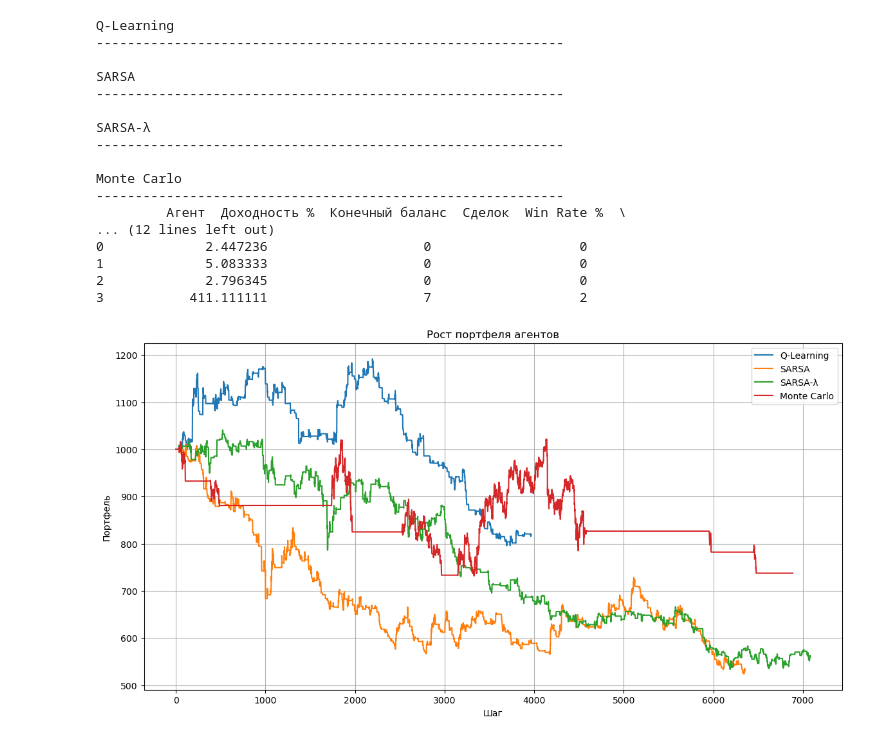
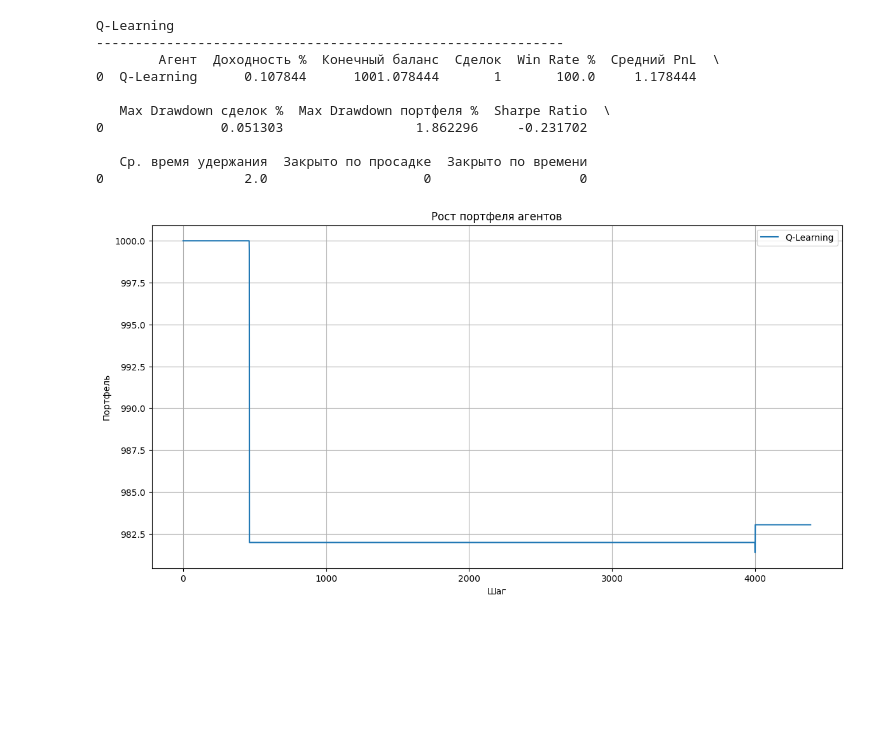
Before and after one commit to twisted1g/TradingAgentClassicRL, a Jupyter notebook: notebooks/agent_test.ipynb, the cells around one changed output. Drawn from its saved outputs; the diff is of its cells as text; code cells hidden in the pictures; blank space fills up the shorter version.

```diff
--- a/notebooks/agent_test.ipynb
+++ b/notebooks/agent_test.ipynb
@@ -33,7 +33,7 @@ df2 = pd.read_csv("../data/data_1h_2022.csv", index_col=0, parse_dates=True)
 df3 = pd.read_csv("../data/data_1h_2023.csv", index_col=0, parse_dates=True)
 df4 = pd.read_csv("../data/data_1h_2024.csv", index_col=0, parse_dates=True)
 
-train_data = pd.concat([df1])
+train_data = pd.concat([df2])
 
 df_full = train_data.copy()
 # %%
@@ -216,10 +216,10 @@ class ConsistentAgentComparator:
     def run(self):
 
         agent_paths = {
-            "Q-Learning": f"../training_data/checkpoints/exp_qlearning_{TRAIN_VERSION}/final_agent.pkl",
-            "SARSA": f"../training_data/checkpoints/exp_sarsa_{TRAIN_VERSION}/final_agent.pkl",
-            "SARSA-λ": f"../training_data/checkpoints/exp_sarsa_lambda_{TRAIN_VERSION}/final_agent.pkl",
-            "Monte Carlo": f"../training_data/checkpoints/exp_monte_carlo_{TRAIN_VERSION}/final_agent.pkl",
+            "Q-Learning": f"../training_data/checkpoints/exp_qlearning_{TRAIN_VERSION}/final_agent.pkl"
+            # "SARSA": f"../training_data/checkpoints/exp_sarsa_{TRAIN_VERSION}/final_agent.pkl",
+            # "SARSA-λ": f"../training_data/checkpoints/exp_sarsa_lambda_{TRAIN_VERSION}/final_agent.pkl",
+            # "Monte Carlo": f"../training_data/checkpoints/exp_monte_carlo_{TRAIN_VERSION}/final_agent.pkl",
         }
 
         df = df_full.copy()
@@ -278,44 +278,37 @@ class ConsistentAgentComparator:
                 "Ср. время удержания": metrics.get("avg_holding_time", 0),
                 "Закрыто по просадке": metrics.get("trades_closed_by_drawdown", 0),
                 "Закрыто по времени": metrics.get("trades_closed_by_time", 0),
             })
 
         df_res = pd.DataFrame(results)
         print(df_res)
 
         df_res.to_csv("consistent_comparison_results.csv", index=False)
 
         plt.figure(figsize=(14, 7))
         for name, values in portfolio_history.items():
             plt.plot(values, label=name)
 
         plt.title("Рост портфеля агентов")
         plt.xlabel("Шаг")
         plt.ylabel("Портфель")
         plt.grid()
         plt.legend()
         plt.savefig("portfolio_growth.png")
         plt.show()
 
 if __name__ == "__main__":
     comparator = ConsistentAgentComparator()
     comparator.run()
 # %% [output]
 Q-Learning
 ------------------------------------------------------------
+        Агент  Доходность %  Конечный баланс  Сделок  Win Rate %  Средний PnL  \
+0  Q-Learning      0.107844      1001.078444       1       100.0     1.178444
 
-SARSA
-------------------------------------------------------------
+   Max Drawdown сделок %  Max Drawdown портфеля %  Sharpe Ratio  \
+0               0.051303                 1.862296     -0.231702
 
-SARSA-λ
-------------------------------------------------------------
-
-Monte Carlo
-------------------------------------------------------------
-         Агент  Доходность %  Конечный баланс  Сделок  Win Rate %  \
-... (12 lines left out)
-0             2.447236                    0                   0
-1             5.083333                    0                   0
-2             2.796345                    0                   0
-3           411.111111                    7                   2
+   Ср. время удержания  Закрыто по просадке  Закрыто по времени
+0                  2.0                    0                   0
-[figure, old version]
+[figure, new version]
```
Also changed, not shown: 29 other files.
